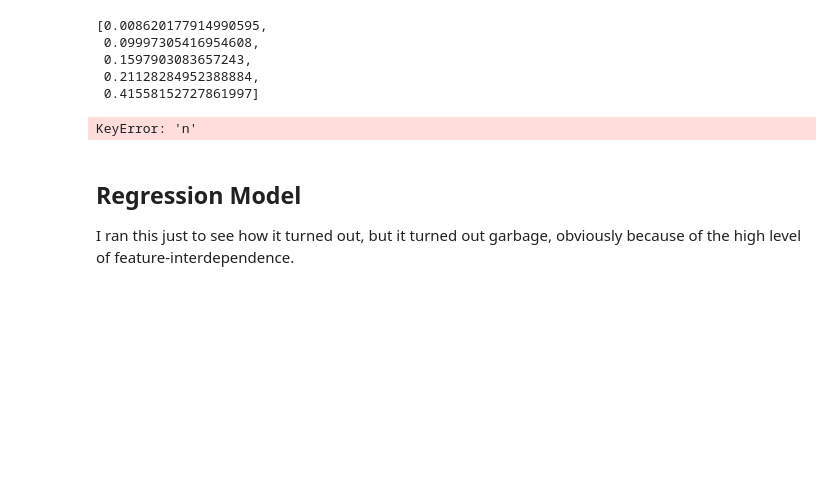
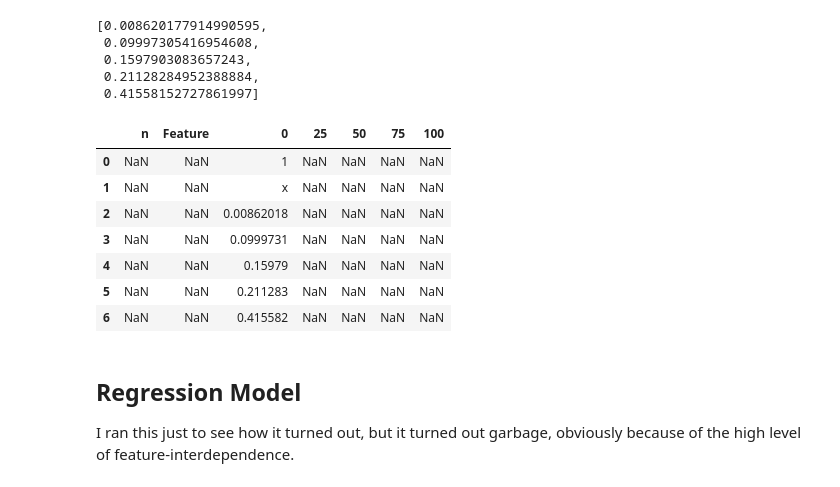
Before and after one commit to blkemp/ABS-Region-Data, a Jupyter notebook: ABS Region Data.ipynb, the cells around one changed output. Cells and saved outputs as stored; diff of their text form; code cells hidden in the pictures; blank space fills up the shorter version.

```diff
--- a/ABS Region Data.ipynb
+++ b/ABS Region Data.ipynb
@@ -710,12 +707,18 @@ percentiles
  0.21128284952388884,
  0.41558152727861997]
 # %%
-temp_df1 = pd.DataFrame(columns = range(0,101,25))
+temp_df1 = pd.DataFrame(columns = ['n','Feature',0,25,50,75,100])
 temp_df1.set_index(['n','Feature'])
-temp_df1.loc[1] = percentiles
-temp_df1
+temp_df1.append([1,'x'] + percentiles)
 # %% [output]
-KeyError: 'n'
+|  | n | Feature | 0 | 25 | 50 | 75 | 100 |
+| 0 | NaN | NaN | 1 | NaN | NaN | NaN | NaN |
+| 1 | NaN | NaN | x | NaN | NaN | NaN | NaN |
+| 2 | NaN | NaN | 0.00862018 | NaN | NaN | NaN | NaN |
+| 3 | NaN | NaN | 0.0999731 | NaN | NaN | NaN | NaN |
+| 4 | NaN | NaN | 0.15979 | NaN | NaN | NaN | NaN |
+| 5 | NaN | NaN | 0.211283 | NaN | NaN | NaN | NaN |
+| 6 | NaN | NaN | 0.415582 | NaN | NaN | NaN | NaN |
 # %%
 # Psuedocode for function I want to make
 
```
Also changed, not shown: parts of 1 cell of this notebook.
